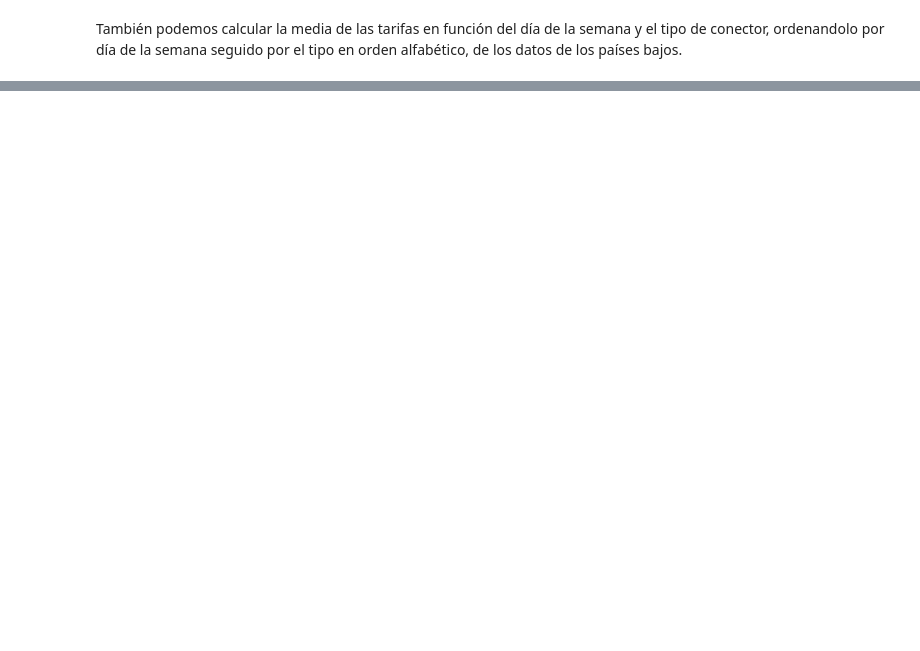
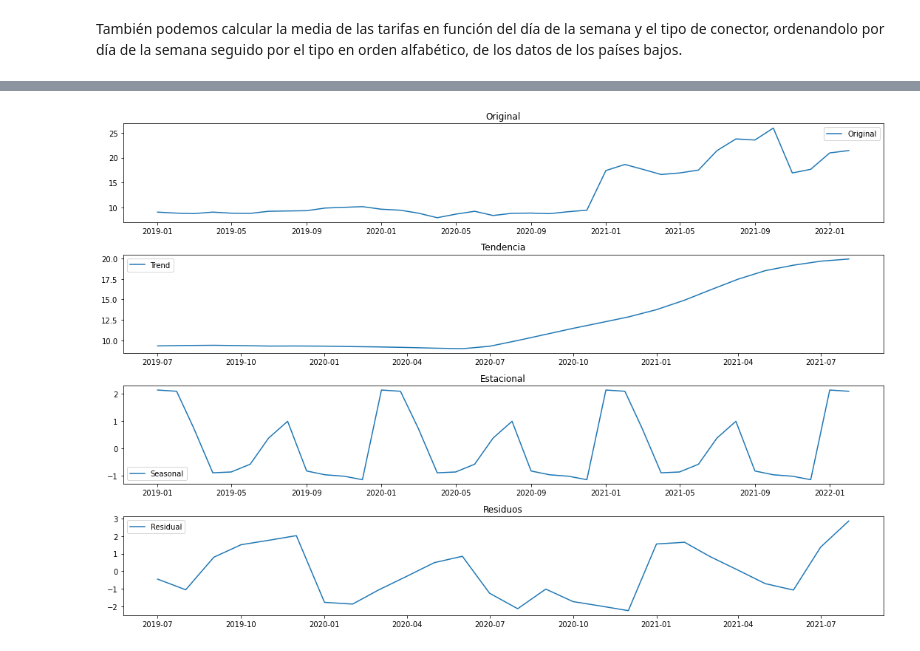
Before and after one commit to jesuscumpli/CienciaDeDatos_ChargingStations, a Jupyter notebook: Memoria_Notebook.ipynb, the cells around one changed output, grey strips where cells are left out. Cells and saved outputs as stored; diff of their text form; code cells hidden in the pictures; blank space fills up the shorter version.

```diff
--- a/Memoria_Notebook.ipynb
+++ b/Memoria_Notebook.ipynb
@@ -669,0 +642,6 @@ for row in dataUKDayType:
+# %%
+# Connection to localhost database
+client = MongoClient(
+    "mongodb://localhost:27017/?readPreference=primary&appname=MongoDB%20Compass&directConnection=true&ssl=false")
+
+db = client.chargingEVSE.chargingSessions
@@ -669,0 +714,26 @@ for row in dataUKDayType:
+# %%
+decomposition = seasonal_decompose(tsGeneral)
+trend = decomposition.trend
+seasonal = decomposition.seasonal
+residual = decomposition.resid
+
+fig = plt.figure(figsize=(15,10))
+plt.subplot(411)
+plt.plot(tsGeneral, label="Original")
+plt.legend(loc="best")
+plt.title("Original")
+plt.subplot(412)
+plt.plot(trend, label="Trend")
+plt.title("Tendencia")
+plt.legend(loc="best")
+plt.subplot(413)
+plt.plot(seasonal, label="Seasonal")
+plt.title("Estacional")
+plt.legend(loc="best")
+plt.subplot(414)
+plt.plot(residual, label="Residual")
+plt.title("Residuos")
+plt.legend(loc="best")
+plt.tight_layout()
+# %% [output]
+[figure, added]
```
Also changed, not shown: parts of 62 cells of this notebook, 4 other files.
